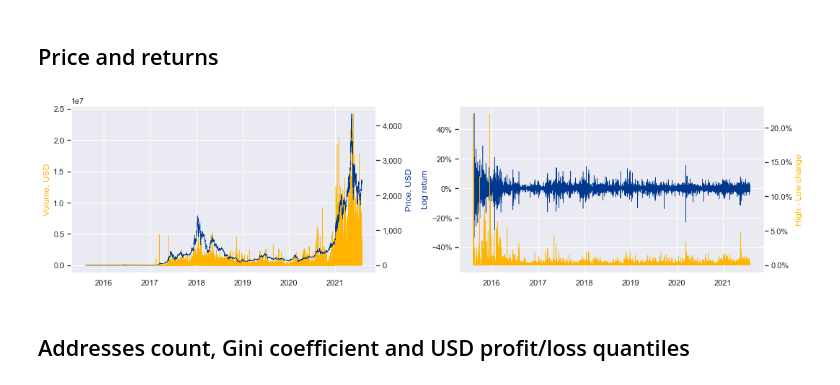
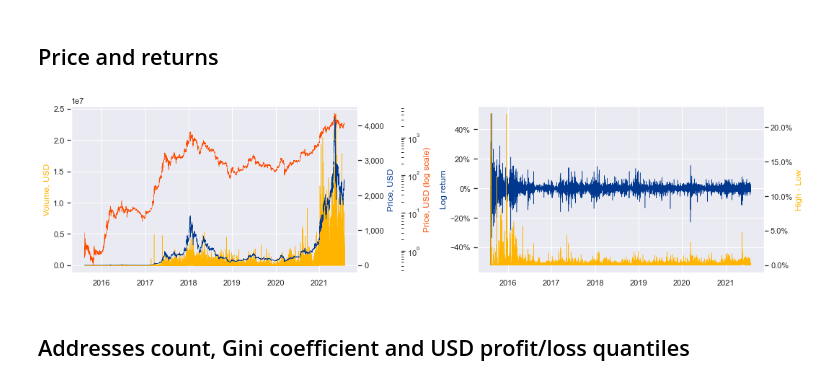
Before and after one commit to frebls/crypto-on-chain, a Jupyter notebook: data_analysis/EDA.ipynb, the cells around one changed output. Drawn from its saved outputs; the diff is of its cells as text; code cells hidden in the pictures.

```diff
--- a/data_analysis/EDA.ipynb
+++ b/data_analysis/EDA.ipynb
@@ -110,32 +205,45 @@ order by date
 # %%
 import matplotlib.ticker as mtick
 
 fig, ax1 = plt.subplots(1, 2, figsize=(15, 4))
 
+ax1[0].fill_between(market_data.date, market_data.volume, color = pal[1], linewidth = .5)
+ax1[0].set_ylabel('Volume, USD', color = pal[1])
+
 ax2 = ax1[0].twinx()
-ax1[0].fill_between(market_data.date, market_data.volume, color = pal[1], label = "", linewidth = .5)
-ax2.plot(market_data.date, market_data.close, color = pal[0], label = "", linewidth = .5)
-ax1[0].set_ylabel('Volume, USD', color = pal[1])
+ax2.plot(market_data.date, market_data.close, color = pal[0], linewidth = .5)
 ax2.set_ylabel('Price, USD', color = pal[0])
 ax2.get_yaxis().set_major_formatter(plt.FuncFormatter(lambda x, p: format(int(x), ',')))
 ax2.grid(False)
 
-log_returns = np.log(market_data.close) - np.log(market_data.close.shift(1))
-high_low = np.log(market_data.high) - np.log(market_data.low)
+ax3 = ax1[0].twinx()
+ax3.set_ylabel('Price, USD (log scale)', color = pal[2])
+ax3.spines['right'].set_position(('outward', 60))
+ax3.yaxis.set_ticks_position('right')
+ax3.yaxis.set_label_position('right')
+ax3.plot(market_data.date, market_data.close, color = pal[2], linewidth = .5)
+ax3.set_yscale('log')
+ax3.grid(False)
+
+log_returns = np.log(market_data.close / market_data.close.shift(1))
+high_low = (market_data.high - market_data.low) / market_data[['high', 'low']].mean(axis=1)
+
+ax1[1].plot(market_data.date, log_returns, color = pal[0], label = "", linewidth = .5)
+ax1[1].set_ylabel('Log return', color = pal[0])
+ax1[1].yaxis.set_major_formatter(mtick.PercentFormatter(xmax=1, decimals=None, symbol='%')) #, is_latex=False
 
 ax2 = ax1[1].twinx()
-ax1[1].plot(market_data.date, log_returns, color = pal[0], label = "", linewidth = .5)
 ax2.plot(market_data.date, high_low, color = pal[1], linewidth = .5)
-ax1[1].set_ylabel('Log return', color = pal[0])
-ax2.set_ylabel('High - Low change', color = pal[1])
-ax1[1].yaxis.set_major_formatter(mtick.PercentFormatter(xmax=1, decimals=None, symbol='%')) #, is_latex=False
+ax2.set_ylabel('High - Low', color = pal[1])
 ax2.yaxis.set_major_formatter(mtick.PercentFormatter(xmax=1, decimals=None, symbol='%'))
 ax2.grid(False)
 
 plt.tight_layout()
 plt.show()
+
+# plt.savefig("pyplot_multiple_y-axis.pdf")
 # %% [output]
-[figure, old version]
+[figure, new version]
 # %%
 # conda install arch-py -c conda-forge
 # conda install numba
```
Also changed, not shown: parts of 13 cells of this notebook.
